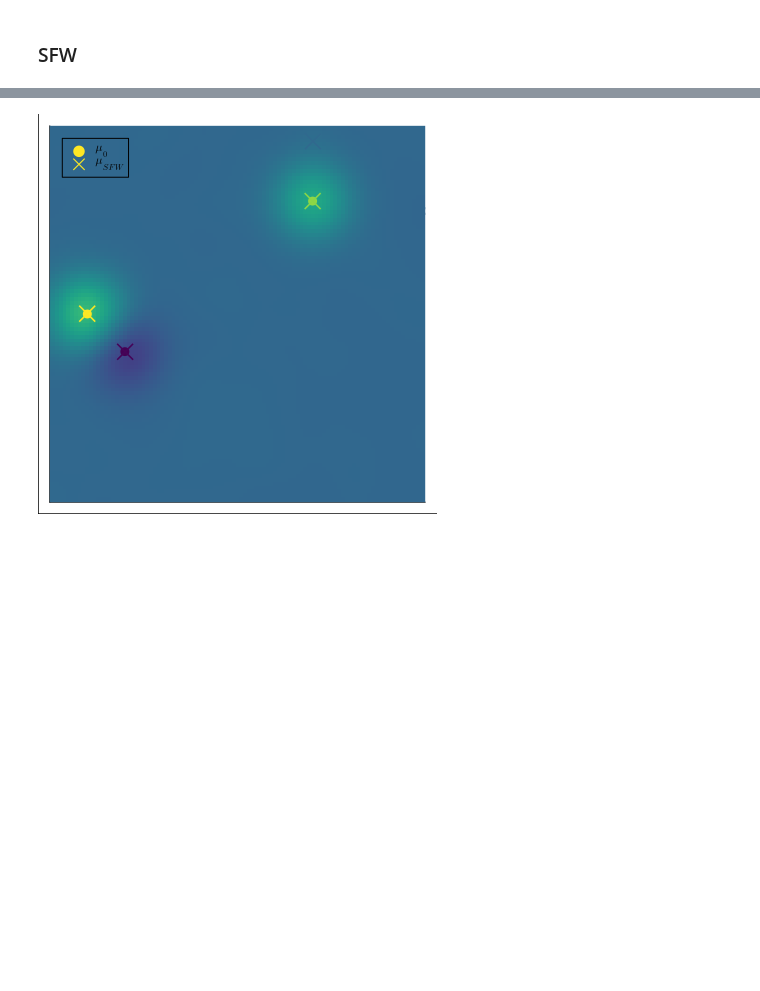
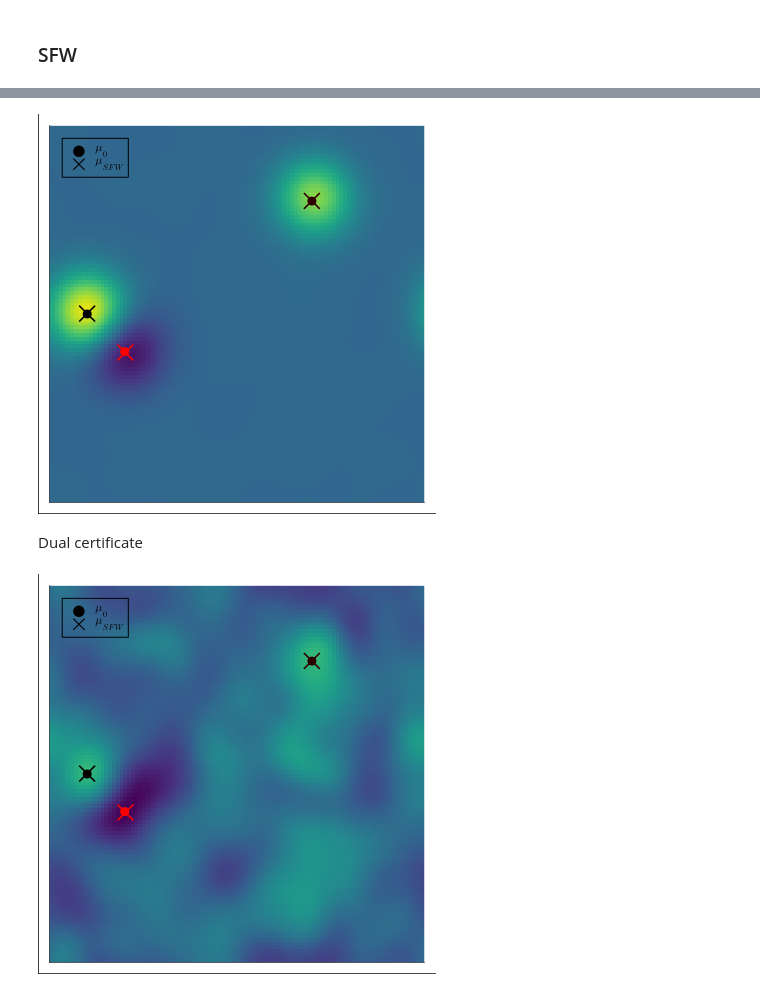
Before and after one commit to Lads-oxygen/SparseSpikes, a Jupyter notebook: notebooks/operators/gaussian_2d.ipynb, the cells around one changed output, grey strips where cells are left out. Drawn from its saved outputs; the diff is of its cells as text; code cells hidden in the pictures; blank space fills up the shorter version.

```diff
--- a/notebooks/operators/gaussian_2d.ipynb
+++ b/notebooks/operators/gaussian_2d.ipynb
@@ -76,6 +83,15 @@ BLASSO([0.022804691346354437, 0.02823368158514089, -0.03152719126135406, -0.0362
 # %%
 plt_sfw = deepcopy(plt_obs)
 
-plot_spikes!(plt_sfw, prob.μ, label=L"μ_{SFW}", marker=:x, markersize=8, markerstrokewidth=2)
+plot_spikes!(plt_sfw, prob.μ, label=L"μ_{SFW}", marker=:x, markersize=8, markerstrokewidth=2, colorscheme=get_cmap(:red_black))
 # %% [output]
-[figure, old version]
+[figure, new version]
+# %% [markdown]
+Dual certificate
+# %%
+plt_dualcert = deepcopy(plt)
+heatmap!(plt_dualcert, hm_grid, hm_grid, prob.η(plt_grids)', color=:viridis)
+plot_spikes!(plt_dualcert, μ₀, label=L"μ_0", markersize=5, colorscheme=get_cmap(:red_black))
+plot_spikes!(plt_dualcert, prob.μ, label=L"μ_{SFW}", marker=:x, markersize=8, markerstrokewidth=2, colorscheme=get_cmap(:red_black))
+# %% [output]
+[figure, added]
```
Also changed, not shown: parts of 9 cells of this notebook, 28 other files.
